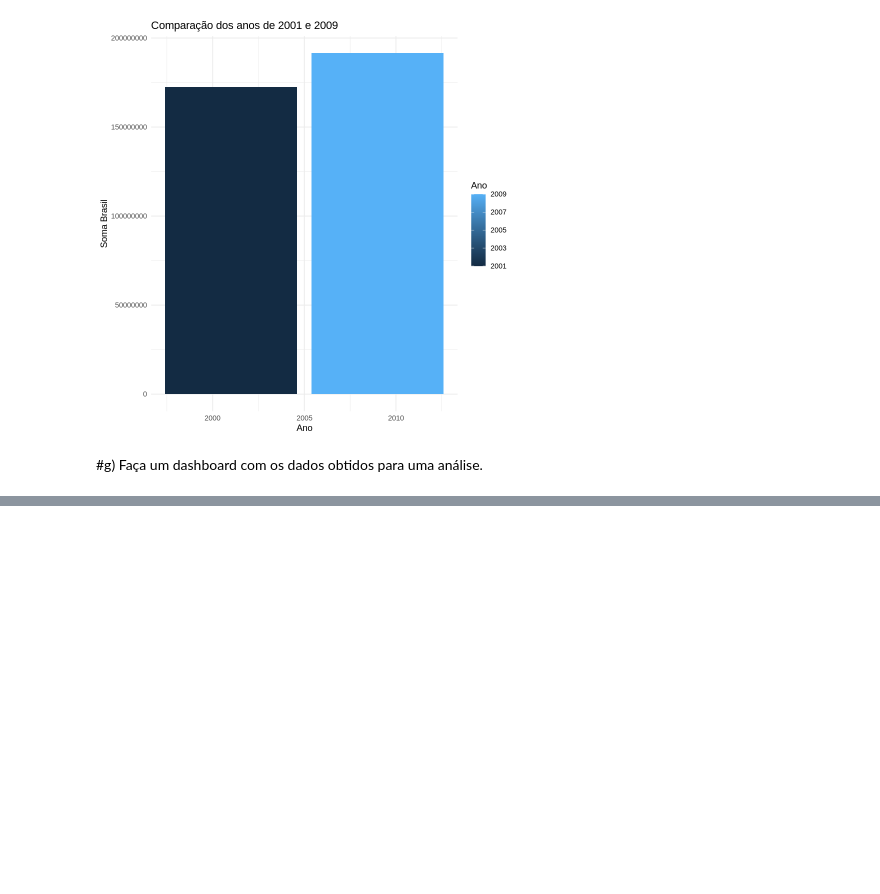
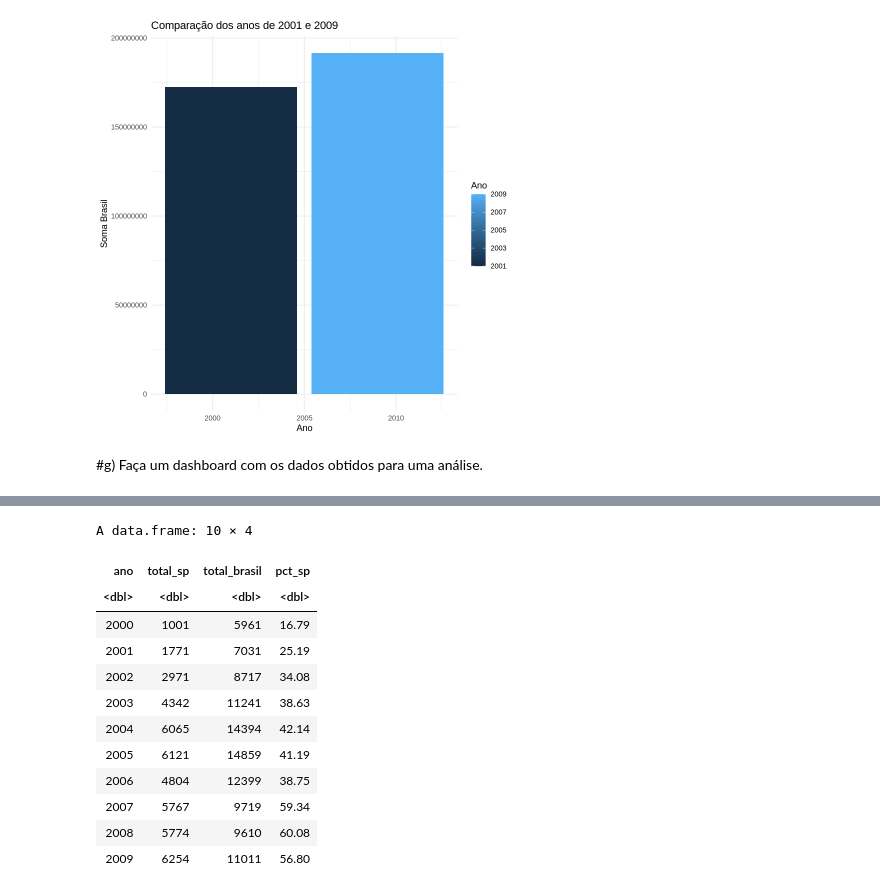
Before and after one commit to Gabrieldiasdeoliveira/Analise-Bayesiana, a Jupyter notebook: Atividade_2.ipynb, the cells around one changed output, grey strips where cells are left out. Saved outputs shown, nothing was run; the diff lists cells and outputs as text; code cells hidden in the pictures; blank space fills up the shorter version.

```diff
--- a/Atividade_2.ipynb
+++ b/Atividade_2.ipynb
@@ -372,0 +421,25 @@ ggplot(data = dados_sel, aes(x = Ano, y = soma_Brasil, fill = Ano)) +
+# %%
+# criar uma tabela com os valores e as porcentagens
+#Faça um comparativo entre os dados de São Paulo e os dados do Brasil –
+# tire a porcentagem entre estes valores por ano
+comparativo <- data.frame(ano = hepatite$ano,
+                          total_sp = hepatite$total_sao_paulo,
+                          total_brasil = hepatite$total_brasil,
+                          pct_sp = round((hepatite$total_sao_paulo / hepatite$total_brasil) * 100, 2))
+comparativo <- comparativo %>%
+  arrange(ano)
+comparativo
+# %% [output]
+A data.frame: 10 × 4
+| ano | total_sp | total_brasil | pct_sp |
+| <dbl> | <dbl> | <dbl> | <dbl> |
+| 2000 | 1001 | 5961 | 16.79 |
+| 2001 | 1771 | 7031 | 25.19 |
+| 2002 | 2971 | 8717 | 34.08 |
+| 2003 | 4342 | 11241 | 38.63 |
+| 2004 | 6065 | 14394 | 42.14 |
+| 2005 | 6121 | 14859 | 41.19 |
+| 2006 | 4804 | 12399 | 38.75 |
+| 2007 | 5767 | 9719 | 59.34 |
+| 2008 | 5774 | 9610 | 60.08 |
+| 2009 | 6254 | 11011 | 56.80 |
```
Also changed, not shown: parts of 6 cells of this notebook.
